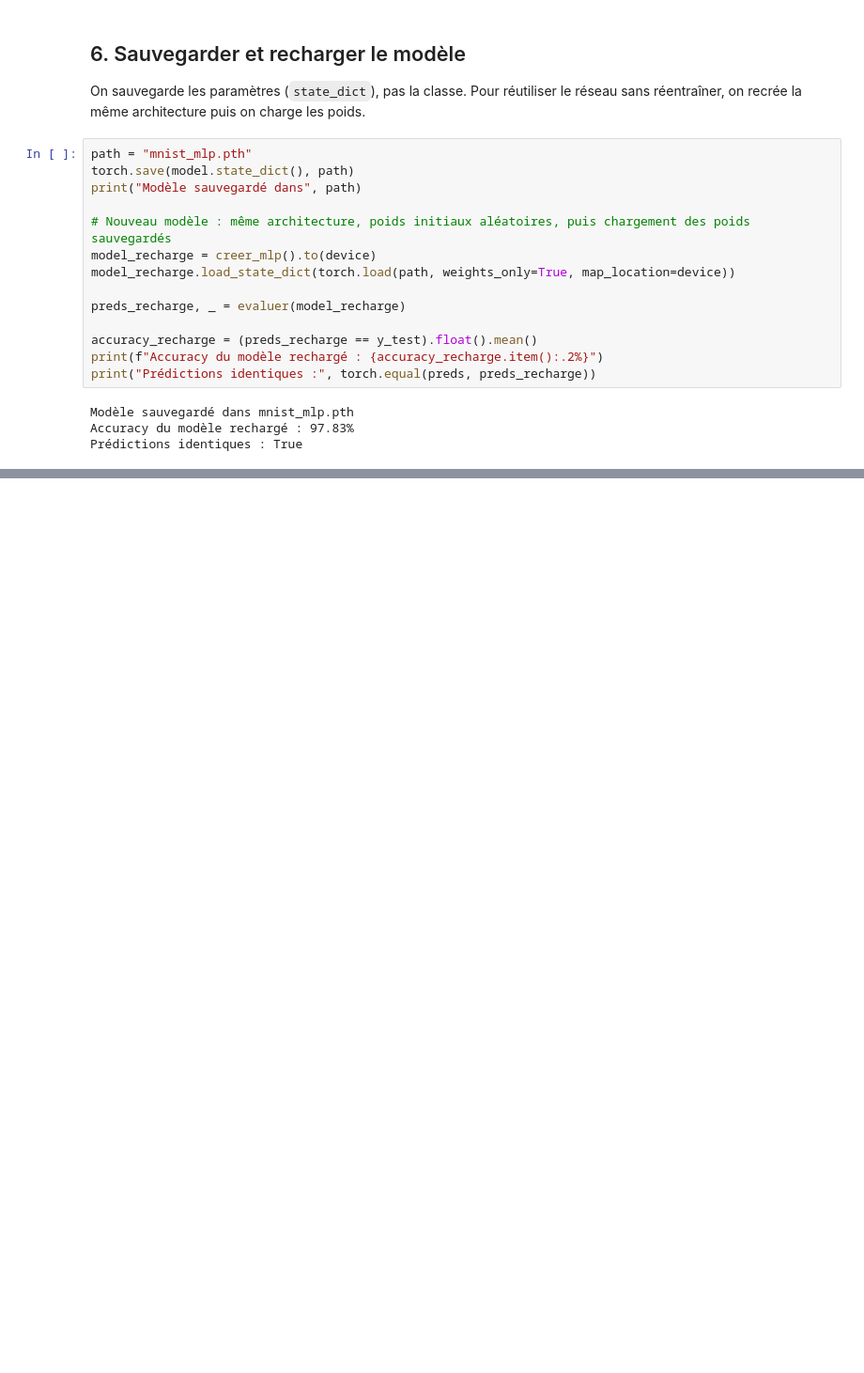
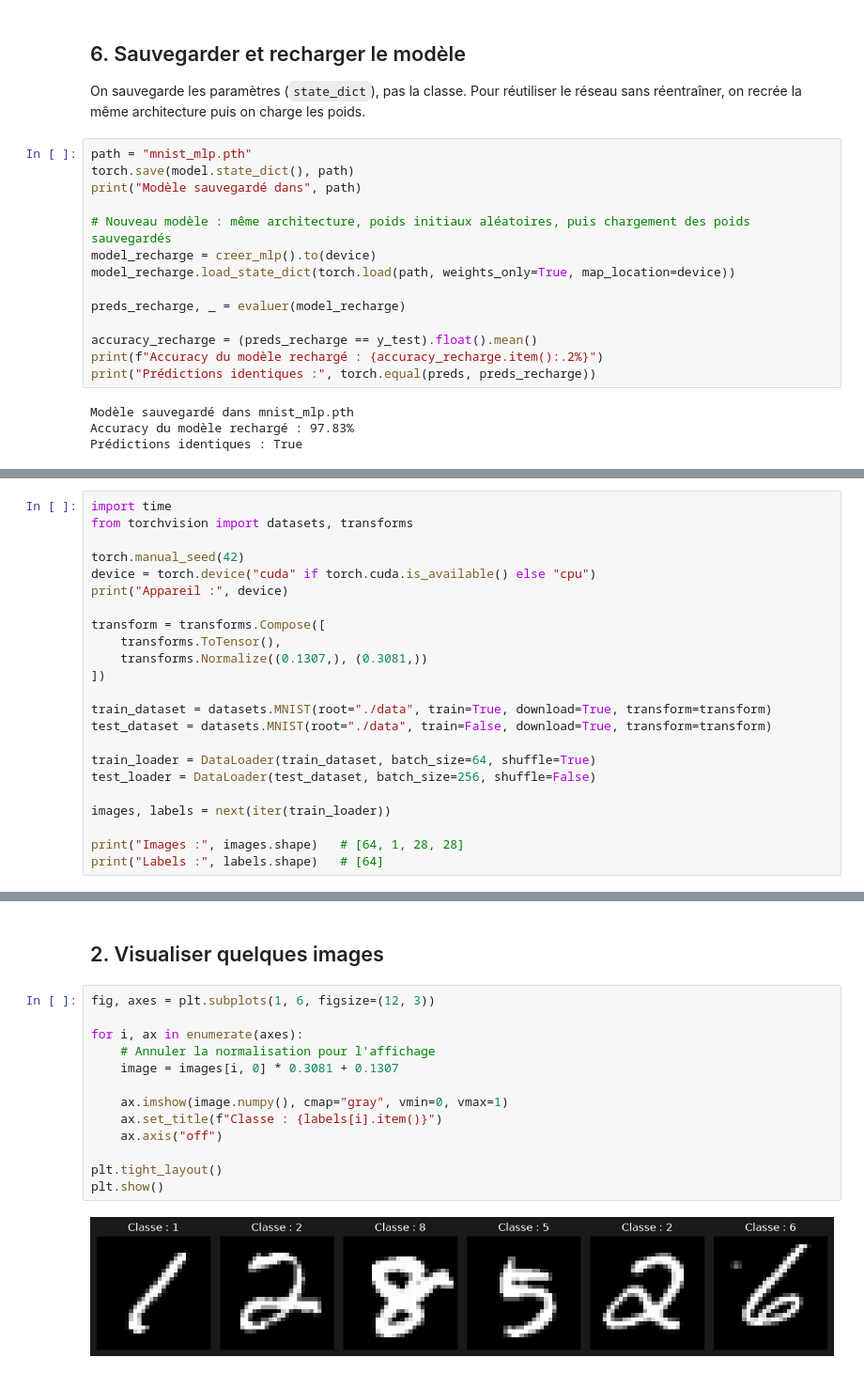
Before and after one commit to MostafaHDfMeR/TP_N1_Mise-en-oeuvre-du-Framework-PyTorch, a Jupyter notebook: TP_N1 - Mise en oeuvre du Framework PyTorch.ipynb, the cells around one changed output, grey strips where cells are left out. Shown at 94% size. Drawn from its saved outputs; the diff is of its cells as text; blank space fills up the shorter version.

Commit message:
Adding exercise 4 : CNN MNIST

```diff
--- a/TP_N1 - Mise en oeuvre du Framework PyTorch.ipynb
+++ b/TP_N1 - Mise en oeuvre du Framework PyTorch.ipynb
@@ -1416,0 +1421,23 @@ Prédictions identiques : True
+# %%
+import time
+from torchvision import datasets, transforms
+
+torch.manual_seed(42)
+device = torch.device("cuda" if torch.cuda.is_available() else "cpu")
+print("Appareil :", device)
+
+transform = transforms.Compose([
+    transforms.ToTensor(),
+    transforms.Normalize((0.1307,), (0.3081,))
+])
+
+train_dataset = datasets.MNIST(root="./data", train=True, download=True, transform=transform)
+test_dataset = datasets.MNIST(root="./data", train=False, download=True, transform=transform)
+
+train_loader = DataLoader(train_dataset, batch_size=64, shuffle=True)
+test_loader = DataLoader(test_dataset, batch_size=256, shuffle=False)
+
+images, labels = next(iter(train_loader))
+
+print("Images :", images.shape)   # [64, 1, 28, 28]
+print("Labels :", labels.shape)   # [64]
@@ -1416,0 +1457,17 @@ Prédictions identiques : True
+# %% [markdown]
+## 2. Visualiser quelques images
+# %%
+fig, axes = plt.subplots(1, 6, figsize=(12, 3))
+
+for i, ax in enumerate(axes):
+    # Annuler la normalisation pour l'affichage
+    image = images[i, 0] * 0.3081 + 0.1307
+
+    ax.imshow(image.numpy(), cmap="gray", vmin=0, vmax=1)
+    ax.set_title(f"Classe : {labels[i].item()}")
+    ax.axis("off")
+
+plt.tight_layout()
+plt.show()
+# %% [output]
+[figure, added]
```
Also changed, not shown: parts of 26 cells of this notebook, 1 other file.
